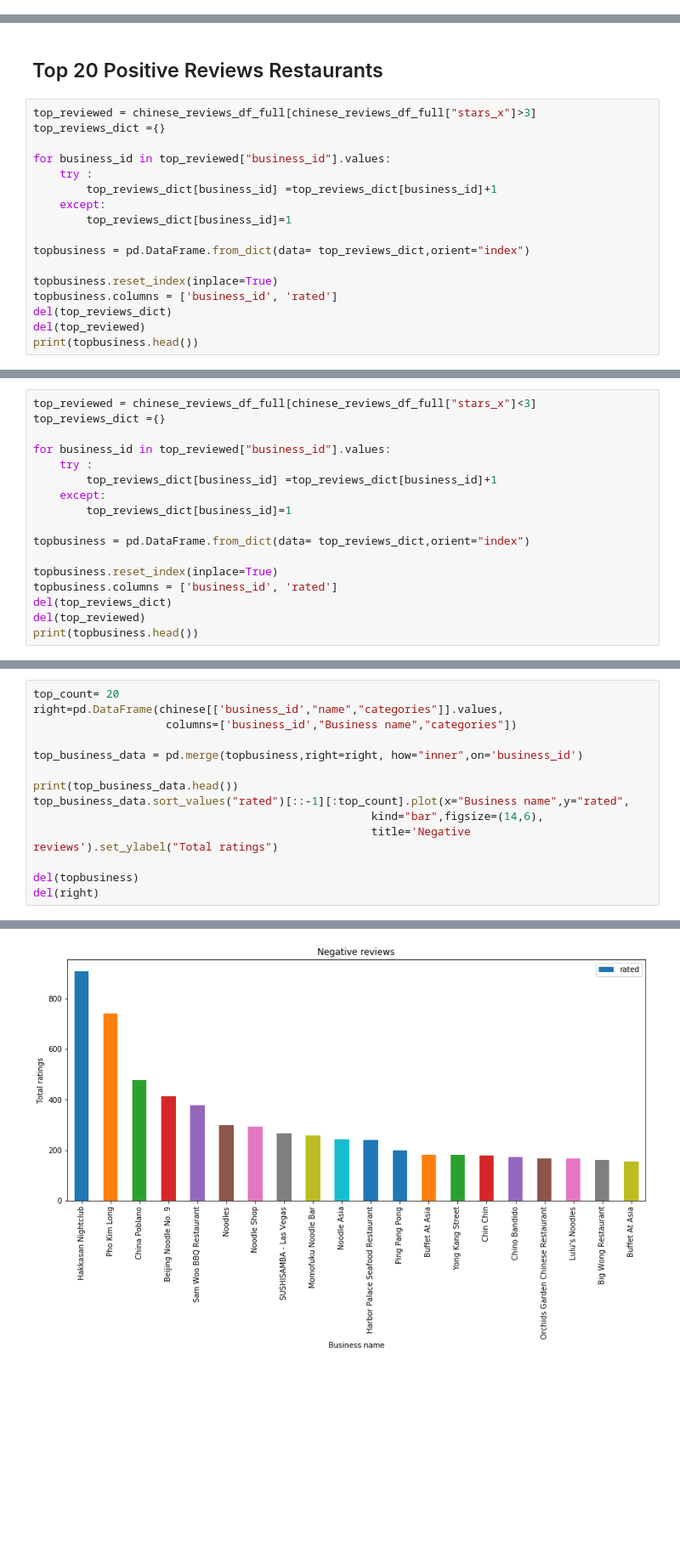
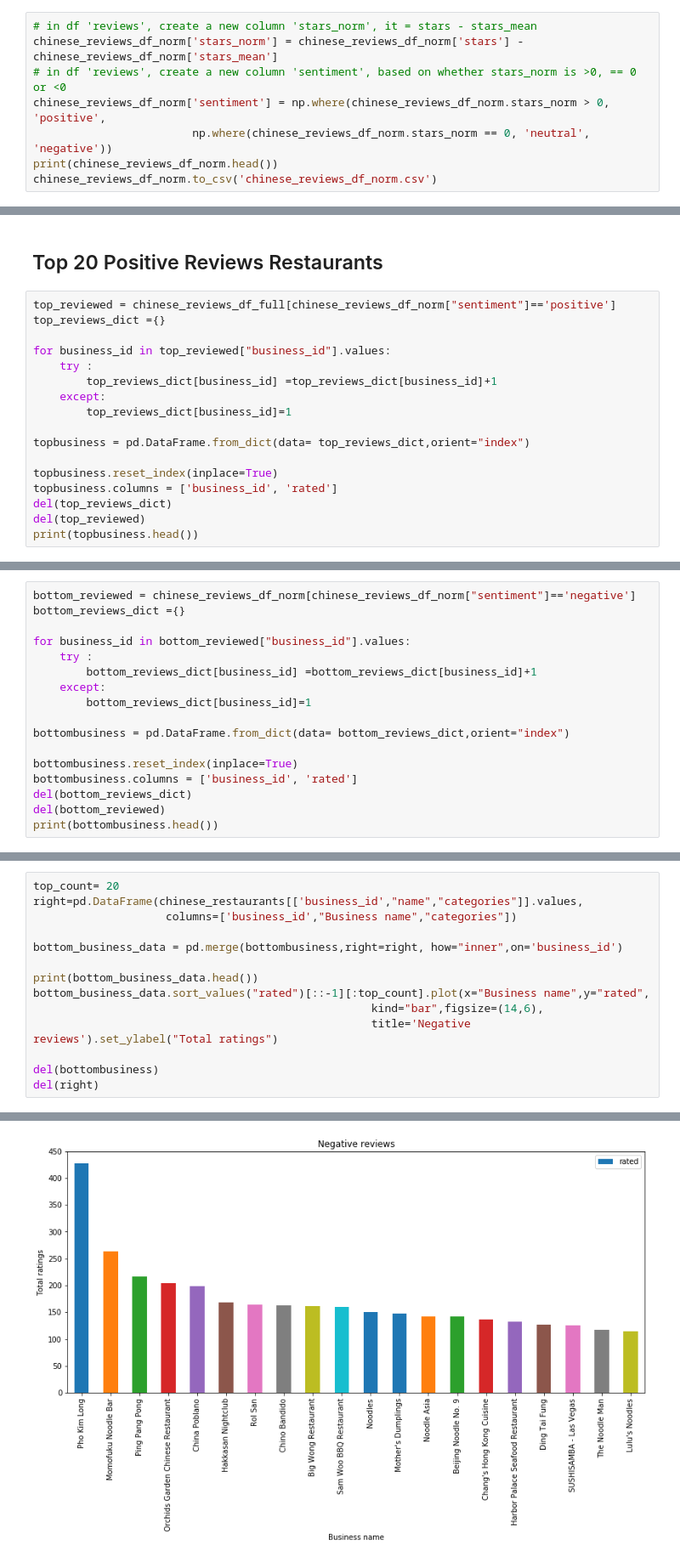
Before and after one commit to ASKLee8/Team_NLP, a Jupyter notebook: Team_NLP_Mid_Term_Report.ipynb, the cells around one changed output, grey strips where cells are left out. Shown at 85% size. Drawn from its saved outputs; the diff is of its cells as text; blank space fills up the shorter version.

```diff
--- a/Team_NLP_Mid_Term_Report.ipynb
+++ b/Team_NLP_Mid_Term_Report.ipynb
@@ -145,0 +200,8 @@ print(chinese_reviews_df_full.head())
+# %%
+# in df 'reviews', create a new column 'stars_norm', it = stars - stars_mean
+chinese_reviews_df_norm['stars_norm'] = chinese_reviews_df_norm['stars'] - chinese_reviews_df_norm['stars_mean']
+# in df 'reviews', create a new column 'sentiment', based on whether stars_norm is >0, == 0 or <0
+chinese_reviews_df_norm['sentiment'] = np.where(chinese_reviews_df_norm.stars_norm > 0, 'positive',
+                        np.where(chinese_reviews_df_norm.stars_norm == 0, 'neutral', 'negative'))
+print(chinese_reviews_df_norm.head())
+chinese_reviews_df_norm.to_csv('chinese_reviews_df_norm.csv')
@@ -182,7 +263,7 @@ The histogram above shows that there are more positive reviews.
 # %% [markdown]
 ## Top 20 Positive Reviews Restaurants
 # %%
-top_reviewed = chinese_reviews_df_full[chinese_reviews_df_full["stars_x"]>3]
+top_reviewed = chinese_reviews_df_full[chinese_reviews_df_norm["sentiment"]=='positive']
 top_reviews_dict ={}
 
 for business_id in top_reviewed["business_id"].values:
@@ -239,19 +320,19 @@ del(right)
 # %%
-top_reviewed = chinese_reviews_df_full[chinese_reviews_df_full["stars_x"]<3]
-top_reviews_dict ={}
+bottom_reviewed = chinese_reviews_df_norm[chinese_reviews_df_norm["sentiment"]=='negative']
+bottom_reviews_dict ={}
 
-for business_id in top_reviewed["business_id"].values:
+for business_id in bottom_reviewed["business_id"].values:
     try :
-        top_reviews_dict[business_id] =top_reviews_dict[business_id]+1
+        bottom_reviews_dict[business_id] =bottom_reviews_dict[business_id]+1
     except:
-        top_reviews_dict[business_id]=1
+        bottom_reviews_dict[business_id]=1
 
-topbusiness = pd.DataFrame.from_dict(data= top_reviews_dict,orient="index")
+bottombusiness = pd.DataFrame.from_dict(data= bottom_reviews_dict,orient="index")
 
-topbusiness.reset_index(inplace=True)
-topbusiness.columns = ['business_id', 'rated']
-del(top_reviews_dict)
-del(top_reviewed)
-print(topbusiness.head())
+bottombusiness.reset_index(inplace=True)
+bottombusiness.columns = ['business_id', 'rated']
+del(bottom_reviews_dict)
+del(bottom_reviewed)
+print(bottombusiness.head())
 # %% [output]
               business_id  rated
@@ -263,15 +344,15 @@ print(topbusiness.head())
 # %%
 top_count= 20
-right=pd.DataFrame(chinese[['business_id',"name","categories"]].values,
+right=pd.DataFrame(chinese_restaurants[['business_id',"name","categories"]].values,
                     columns=['business_id',"Business name","categories"])
 
-top_business_data = pd.merge(topbusiness,right=right, how="inner",on='business_id')
+bottom_business_data = pd.merge(bottombusiness,right=right, how="inner",on='business_id')
 
-print(top_business_data.head())
-top_business_data.sort_values("rated")[::-1][:top_count].plot(x="Business name",y="rated",
+print(bottom_business_data.head())
+bottom_business_data.sort_values("rated")[::-1][:top_count].plot(x="Business name",y="rated",
                                                    kind="bar",figsize=(14,6),
                                                    title='Negative reviews').set_ylabel("Total ratings")
 
-del(topbusiness)
+del(bottombusiness)
 del(right)
 # %% [output]
@@ -291 +372 @@ del(right)
-[figure, old version]
+[figure, new version]
```
Also changed, not shown: parts of 29 cells of this notebook.
